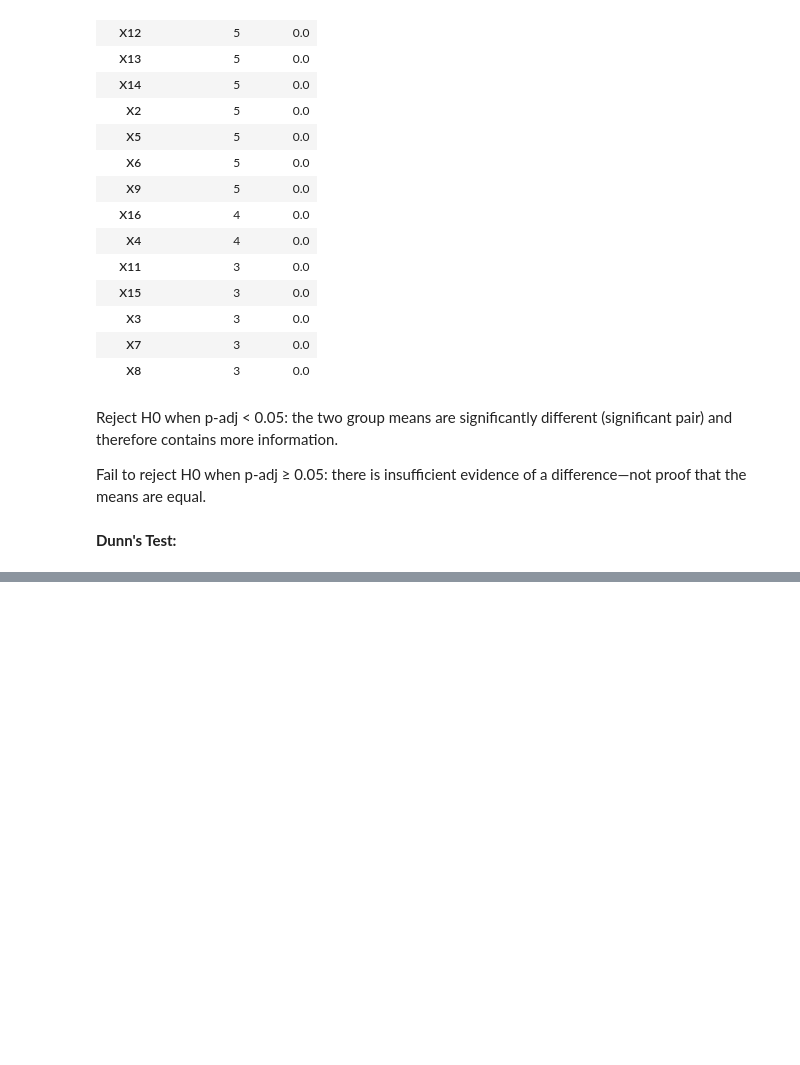
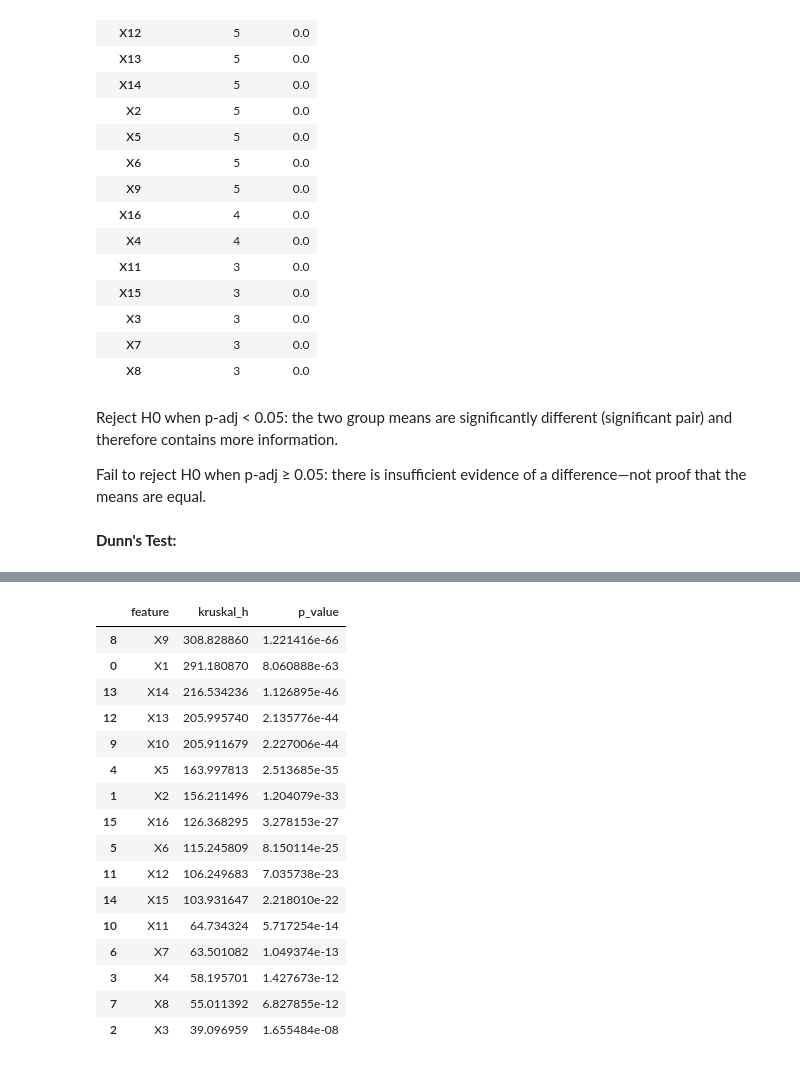
Before and after one commit to cameroncochrane/seizure_detection, a Jupyter notebook: notebooks/1_ESD_EDA.ipynb, the cells around one changed output, grey strips where cells are left out. Cells and saved outputs as stored; diff of their text form; code cells hidden in the pictures; blank space fills up the shorter version.

```diff
--- a/notebooks/1_ESD_EDA.ipynb
+++ b/notebooks/1_ESD_EDA.ipynb
@@ -567,0 +701,20 @@ Fail to reject H0 when p-adj ≥ 0.05: there is insufficient evidence of a diffe
+# %%
+kruskal_results
+# %% [output]
+|  | feature | kruskal_h | p_value |
+| 8 | X9 | 308.828860 | 1.221416e-66 |
+| 0 | X1 | 291.180870 | 8.060888e-63 |
+| 13 | X14 | 216.534236 | 1.126895e-46 |
+| 12 | X13 | 205.995740 | 2.135776e-44 |
+| 9 | X10 | 205.911679 | 2.227006e-44 |
+| 4 | X5 | 163.997813 | 2.513685e-35 |
+| 1 | X2 | 156.211496 | 1.204079e-33 |
+| 15 | X16 | 126.368295 | 3.278153e-27 |
+| 5 | X6 | 115.245809 | 8.150114e-25 |
+| 11 | X12 | 106.249683 | 7.035738e-23 |
+| 14 | X15 | 103.931647 | 2.218010e-22 |
+| 10 | X11 | 64.734324 | 5.717254e-14 |
+| 6 | X7 | 63.501082 | 1.049374e-13 |
+| 3 | X4 | 58.195701 | 1.427673e-12 |
+| 7 | X8 | 55.011392 | 6.827855e-12 |
+| 2 | X3 | 39.096959 | 1.655484e-08 |
```
Also changed, not shown: parts of 11 cells of this notebook, 2 other files.
